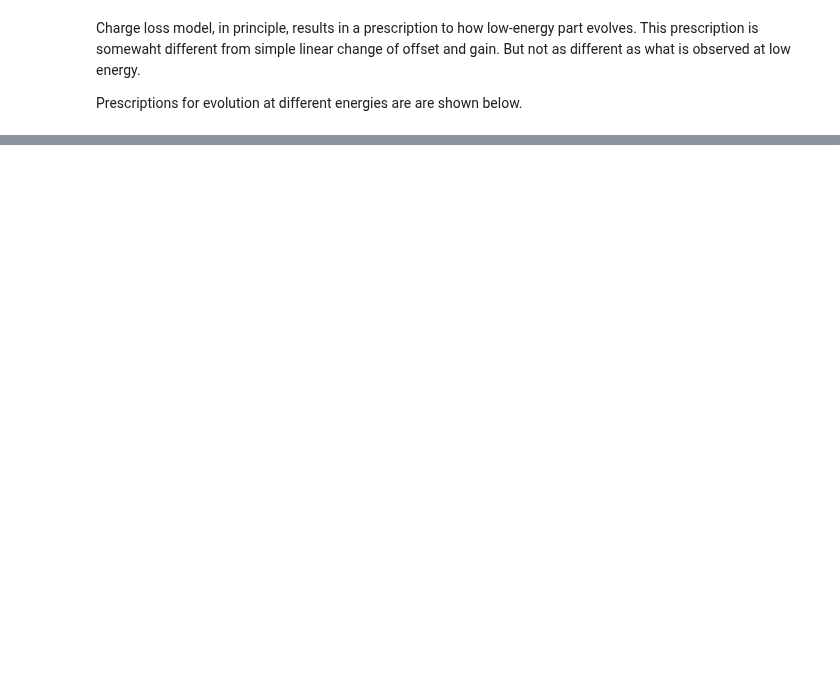
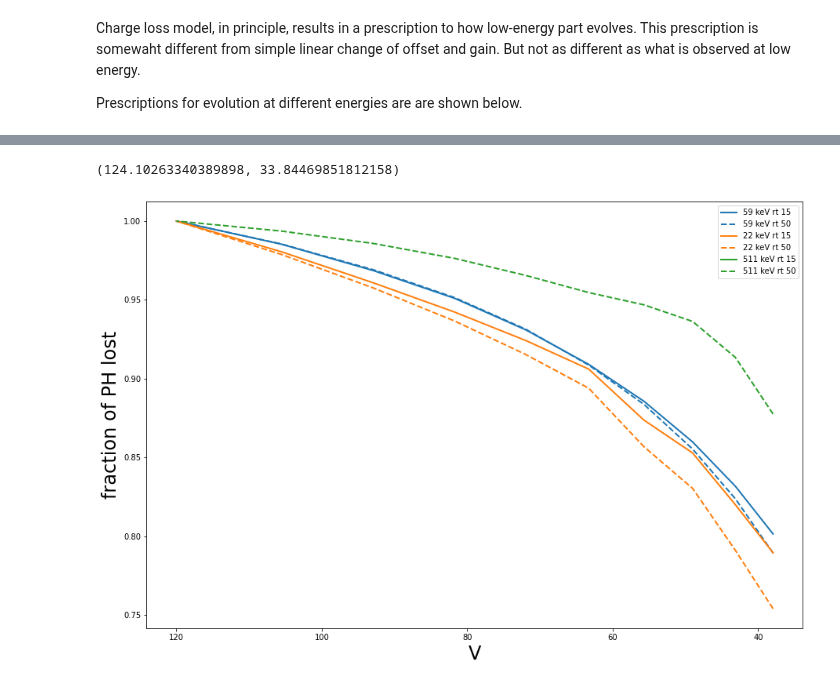
Before and after one commit to volodymyrss/integral-ibis-isgri-le-response, a Jupyter notebook: readme.ipynb, the cells around one changed output, grey strips where cells are left out. Saved outputs shown, nothing was run; the diff lists cells and outputs as text; code cells hidden in the pictures; blank space fills up the shorter version.

```diff
--- a/readme.ipynb
+++ b/readme.ipynb
@@ -242,0 +335,27 @@ Astro observations seems to suggest that constant offset would work.
+# %%
+plt.figure(figsize=(15, 10))
+
+for en in set([l['energy'] for l in lrt_lines]):
+    c = None
+    ls_list=['-','--']
+    for rt1 in [15, 50]:
+        mean_phas = np.array([l['mean_pha'] for l in lrt_lines if l['energy'] == en and l['rt1'] == rt1])
+        c=plt.plot(
+            [l['V'] for l in lrt_lines if l['energy'] == en  and l['rt1'] == rt1],
+            mean_phas/mean_phas.max(),
+            label=f"{en} keV rt {rt1}",
+            c=c,
+            ls=ls_list.pop(0),
+            lw=2
+        )[0].get_color()
+
+plt.legend()
+#plt.semilogx()
+plt.xlabel(r"V", size=24)
+plt.ylabel(r"fraction of PH lost", size=24)
+
+ax=plt.gca()
+ax.set_xlim(ax.get_xlim()[::-1])
+# %% [output]
+(124.10263340389898, 33.84469851812158)
+[figure, added]
```
Also changed, not shown: parts of 15 cells of this notebook.
